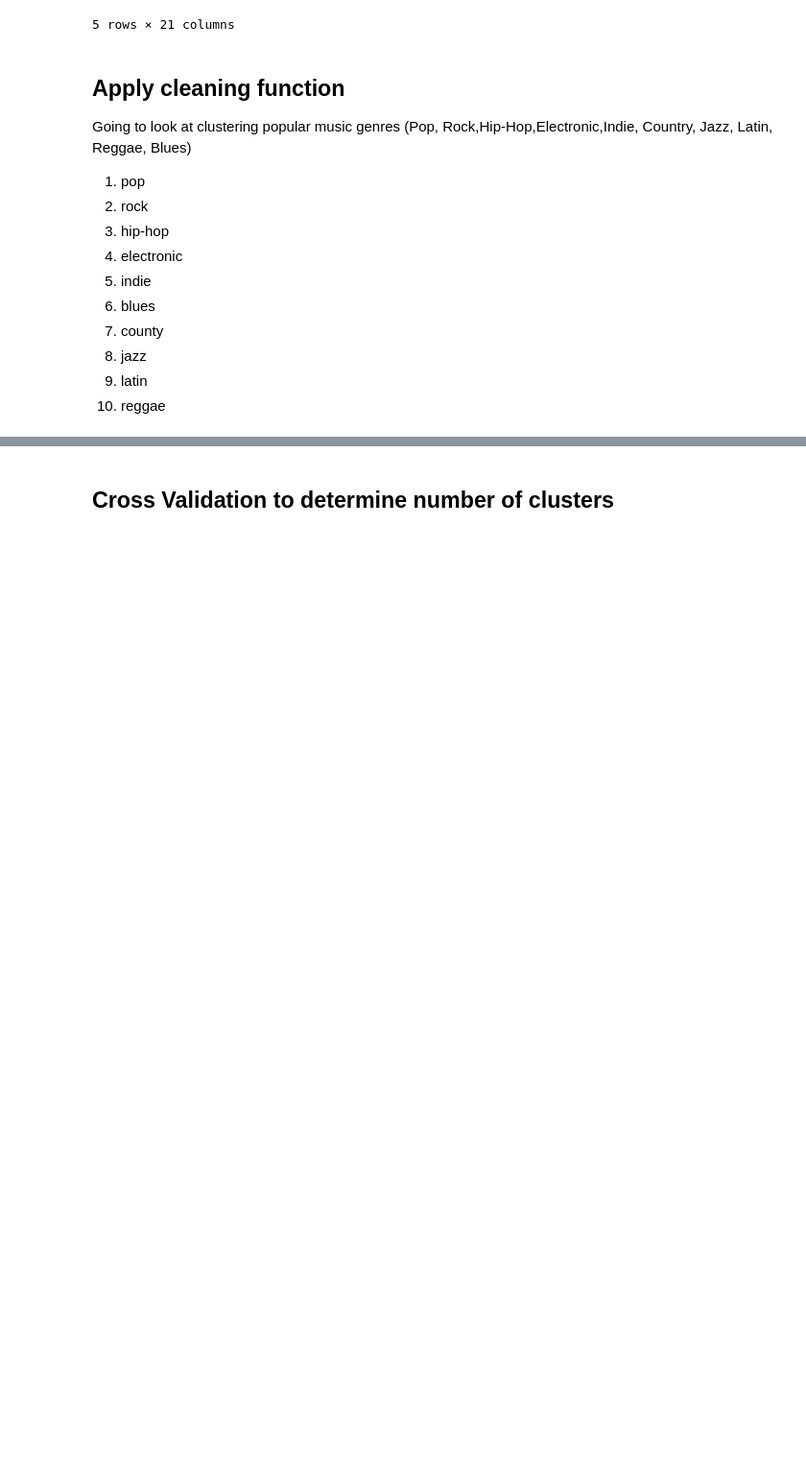
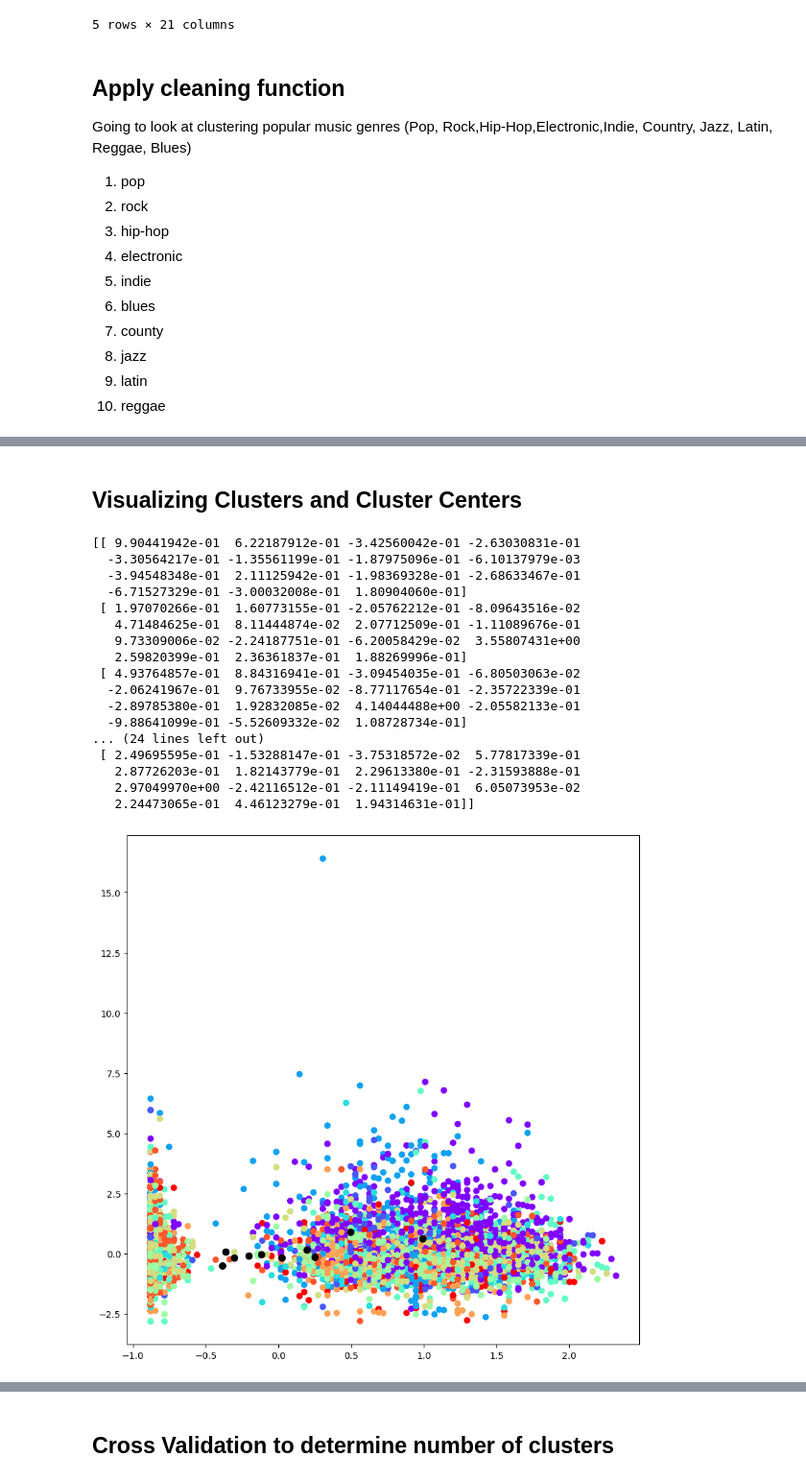
Before and after one commit to rghosh1353/spotify_genre_proj, a Jupyter notebook: Check_in_5_Unsupervised_Learning.ipynb, the cells around one changed output, grey strips where cells are left out. Shown at 96% size. Drawn from its saved outputs; the diff is of its cells as text; code cells hidden in the pictures; blank space fills up the shorter version.

```diff
--- a/Check_in_5_Unsupervised_Learning.ipynb
+++ b/Check_in_5_Unsupervised_Learning.ipynb
@@ -101,3 +120,8 @@ y = spotify_clean['track_genre']
 # Normalize data after the 1st column
 ss = StandardScaler()
 X_scaled = ss.fit_transform(X[X.columns[1:]])
+
+# Find cluster centers
+kmeans = KMeans(n_clusters=10, random_state=42)
+y_kmeans = kmeans.fit_predict(X_scaled)
+kmeans.cluster_centers_
@@ -103,0 +146,32 @@ X_scaled = ss.fit_transform(X[X.columns[1:]])
+# %% [markdown]
+## Visualizing Clusters and Cluster Centers
+# %%
+# Find centroids
+centroids = kmeans.cluster_centers_
+print(centroids)
+
+# Scatter plot showing clusters ???
+plt.figure(figsize=(10,10))
+
+plt.scatter(X_scaled[:,0], X_scaled[:,1], c = y_kmeans, cmap = 'rainbow')
+plt.scatter(centroids[:, 0], centroids[:, 1], c='black', s=50)
+plt.show()
+# %% [output]
+[[ 9.90441942e-01  6.22187912e-01 -3.42560042e-01 -2.63030831e-01
+  -3.30564217e-01 -1.35561199e-01 -1.87975096e-01 -6.10137979e-03
+  -3.94548348e-01  2.11125942e-01 -1.98369328e-01 -2.68633467e-01
+  -6.71527329e-01 -3.00032008e-01  1.80904060e-01]
+ [ 1.97070266e-01  1.60773155e-01 -2.05762212e-01 -8.09643516e-02
+   4.71484625e-01  8.11444874e-02  2.07712509e-01 -1.11089676e-01
+   9.73309006e-02 -2.24187751e-01 -6.20058429e-02  3.55807431e+00
+   2.59820399e-01  2.36361837e-01  1.88269996e-01]
+ [ 4.93764857e-01  8.84316941e-01 -3.09454035e-01 -6.80503063e-02
+  -2.06241967e-01  9.76733955e-02 -8.77117654e-01 -2.35722339e-01
+  -2.89785380e-01  1.92832085e-02  4.14044488e+00 -2.05582133e-01
+  -9.88641099e-01 -5.52609332e-02  1.08728734e-01]
+... (24 lines left out)
+ [ 2.49695595e-01 -1.53288147e-01 -3.75318572e-02  5.77817339e-01
+   2.87726203e-01  1.82143779e-01  2.29613380e-01 -2.31593888e-01
+   2.97049970e+00 -2.42116512e-01 -2.11149419e-01  6.05073953e-02
+   2.24473065e-01  4.46123279e-01  1.94314631e-01]]
+[figure, added]
```
Also changed, not shown: parts of 6 cells of this notebook.
